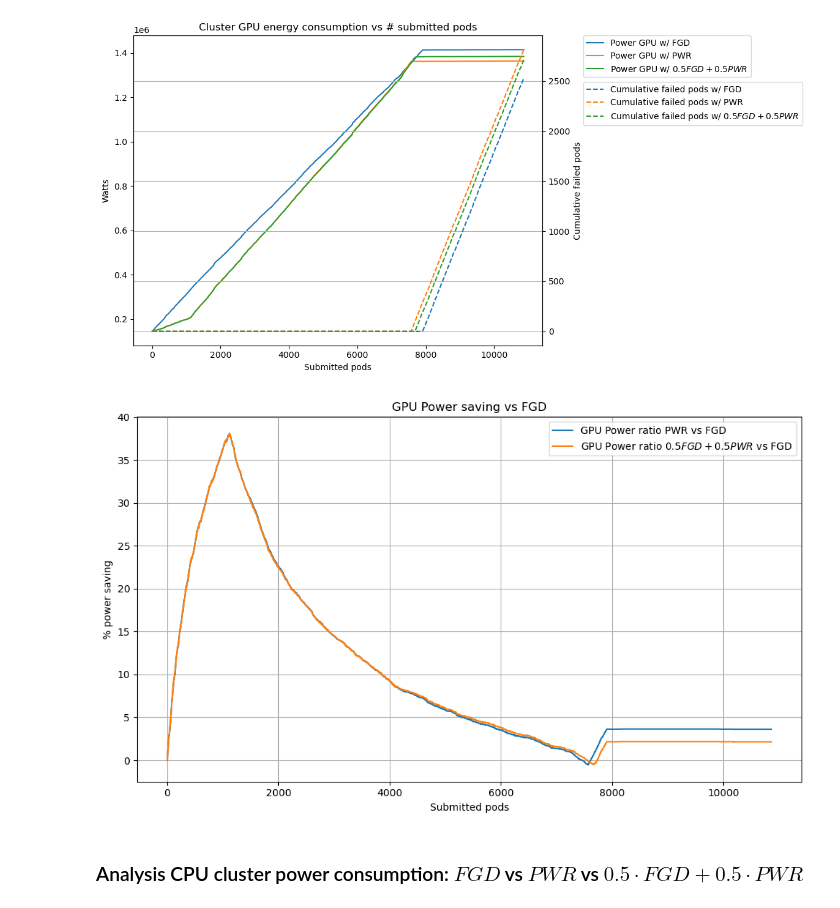
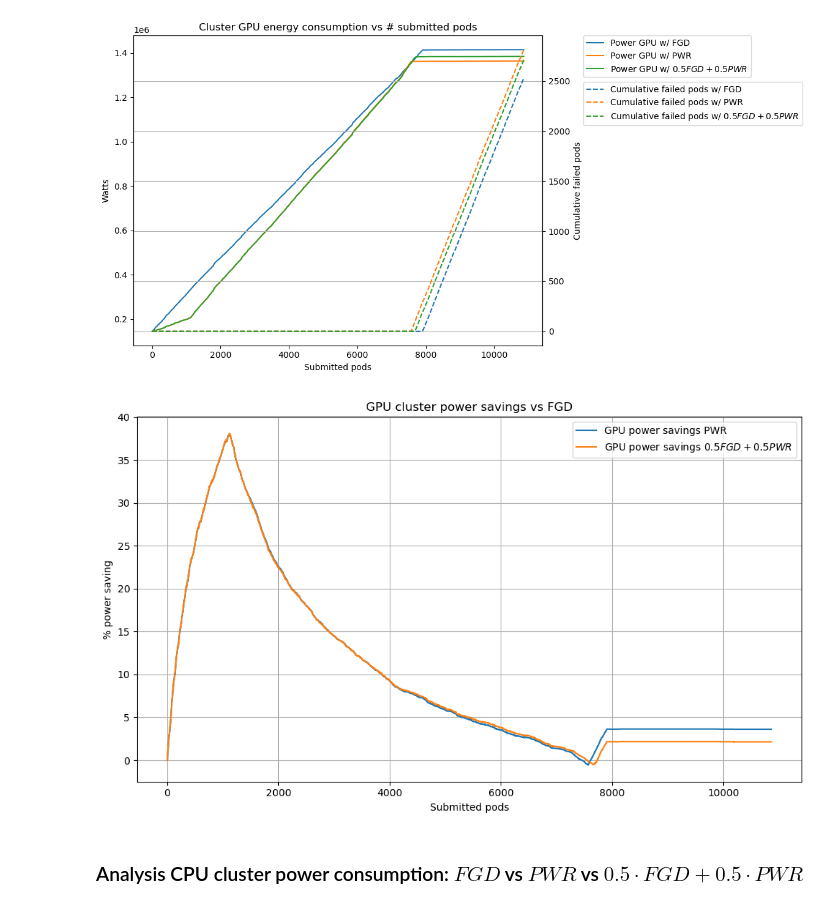
Before and after one commit to Fr4nz83/PWR-plugin-kubernetes, a Jupyter notebook: experiments/Simple power consumption analysis.ipynb, the cells around one changed output. Cells and saved outputs as stored; diff of their text form; code cells hidden in the pictures.

```diff
--- a/experiments/Simple power consumption analysis.ipynb
+++ b/experiments/Simple power consumption analysis.ipynb
@@ -137,24 +137,24 @@ plt.show()
 # %%
 df_fgd = df_pwr_dict['06-FGD']
 df_pwr = df_pwr_dict['07-PWR']
 df_mix = df_pwr_dict['08-MIX']
 
 # Plotting
 fig, ax1 = plt.subplots(figsize=(10, 6))
-ax1.plot(df_pwr.index, (df_fgd['power_cluster_GPU'] - df_pwr['power_cluster_GPU']) / df_fgd['power_cluster_GPU'] * 100, label='GPU Power ratio PWR vs FGD')
-ax1.plot(df_mix.index, (df_fgd['power_cluster_GPU'] - df_mix['power_cluster_GPU']) / df_fgd['power_cluster_GPU'] * 100, label='GPU Power ratio $0.5FGD + 0.5PWR$ vs FGD')
+ax1.plot(df_pwr.index, (df_fgd['power_cluster_GPU'] - df_pwr['power_cluster_GPU']) / df_fgd['power_cluster_GPU'] * 100, label='GPU power savings PWR')
+ax1.plot(df_mix.index, (df_fgd['power_cluster_GPU'] - df_mix['power_cluster_GPU']) / df_fgd['power_cluster_GPU'] * 100, label='GPU power savings $0.5FGD + 0.5PWR$')
 ax1.set_xlabel('Submitted pods')
 ax1.set_ylabel('% power saving')
 
 # Legends
 ax1.legend(loc='upper right')
 
-plt.title('GPU Power saving vs FGD')
+plt.title('GPU cluster power savings vs FGD')
 plt.grid(True)
 plt.tight_layout()
 plt.show()
 # %% [output]
-[figure, old version]
+[figure, new version]
 # %% [markdown]
 ### Analysis CPU cluster power consumption: $FGD$ vs $PWR$ vs $0.5 \cdot FGD + 0.5 \cdot PWR$
 # %%
```
Also changed, not shown: parts of 3 cells of this notebook, 1 other file.
